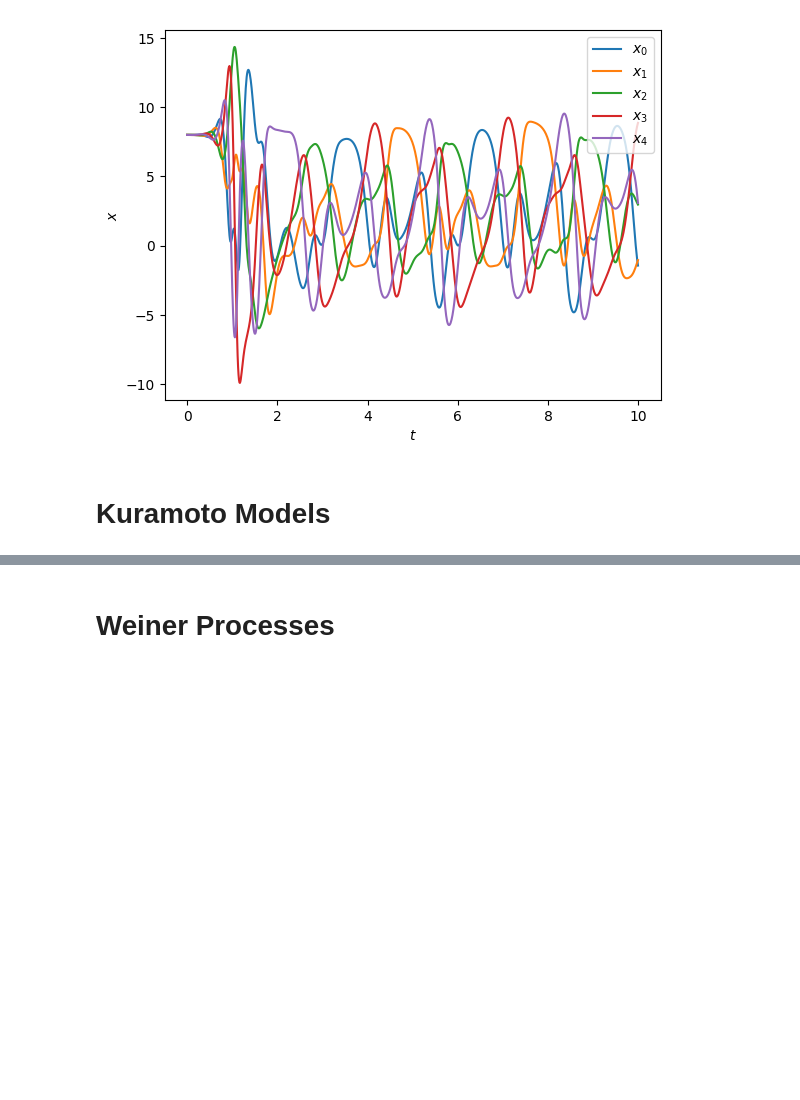
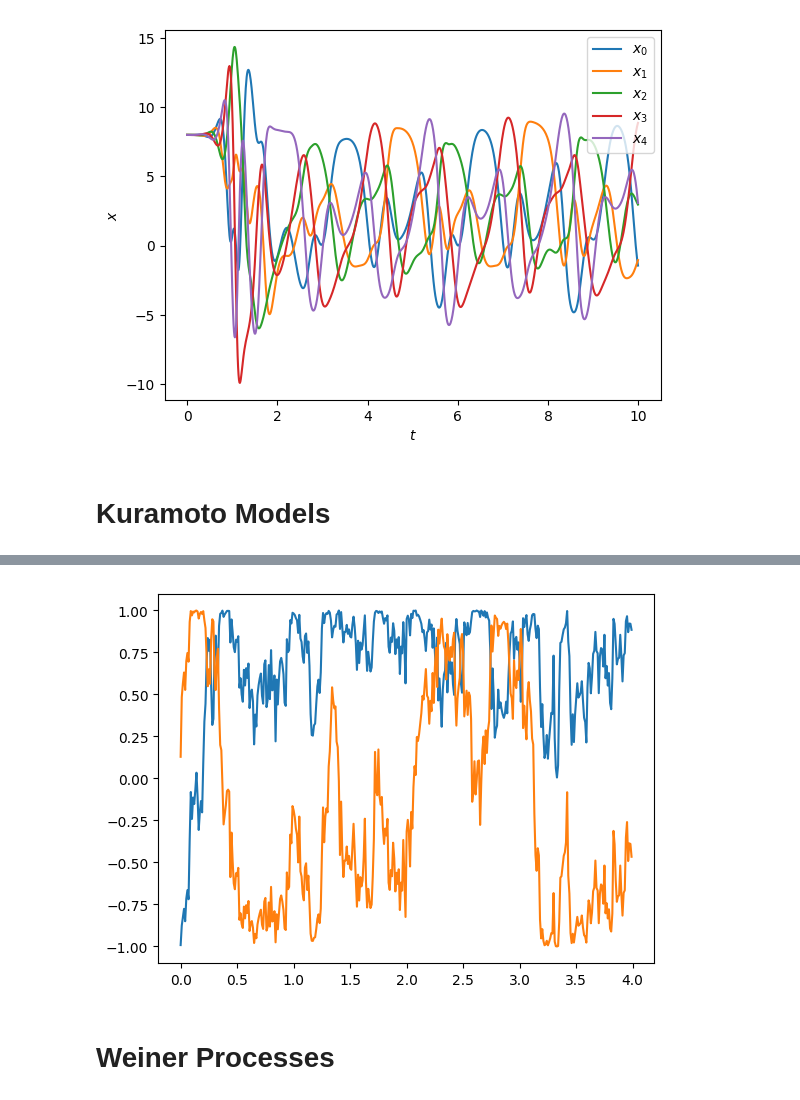
Before and after one commit to data-driven-dynamical-systems/Andre, a Jupyter notebook: dynamicalModels.ipynb, the cells around one changed output, grey strips where cells are left out. Cells and saved outputs as stored; diff of their text form; code cells hidden in the pictures; blank space fills up the shorter version.

```diff
--- a/dynamicalModels.ipynb
+++ b/dynamicalModels.ipynb
@@ -304,3 +334,11 @@ array([180.77098794, 163.75027769,  84.01913601, 123.03960308,
+# %%
+NN=400
+theta0 = (sol[1])[:NN,0]
+plt.plot((sol[0])[:NN],np.sin(theta0))
+plt.plot((sol[0])[:NN],np.cos(theta0))
+plt.show()
+# %% [output]
+[figure, added]
 # %% [markdown]
 # Weiner Processes
 # %%
```
Also changed, not shown: parts of 9 cells of this notebook, 4 other files.
